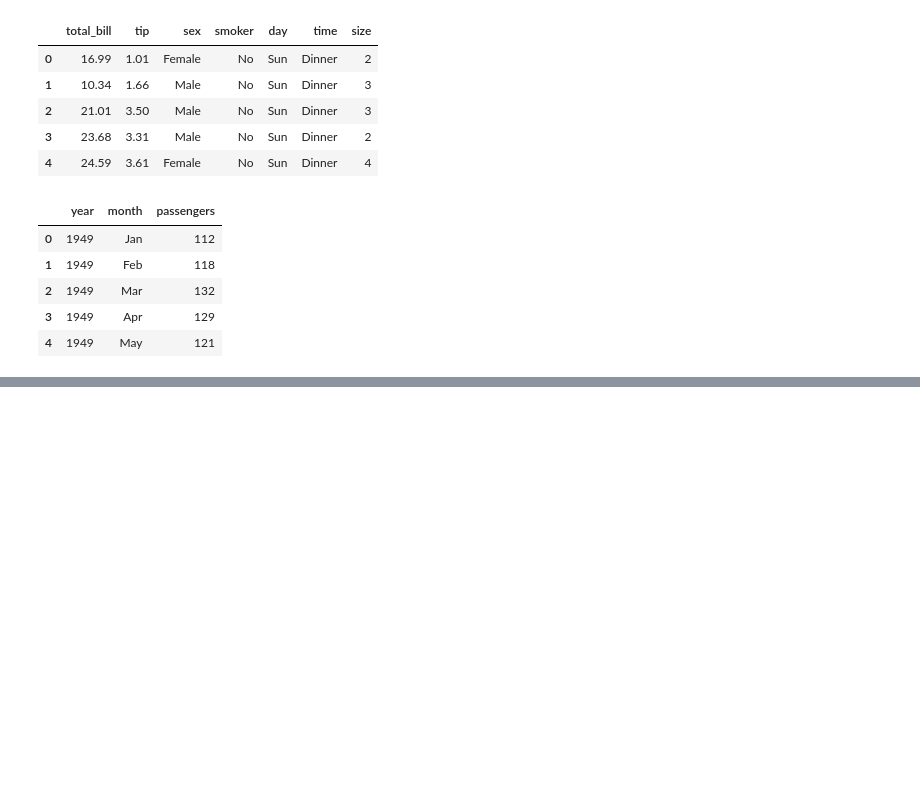
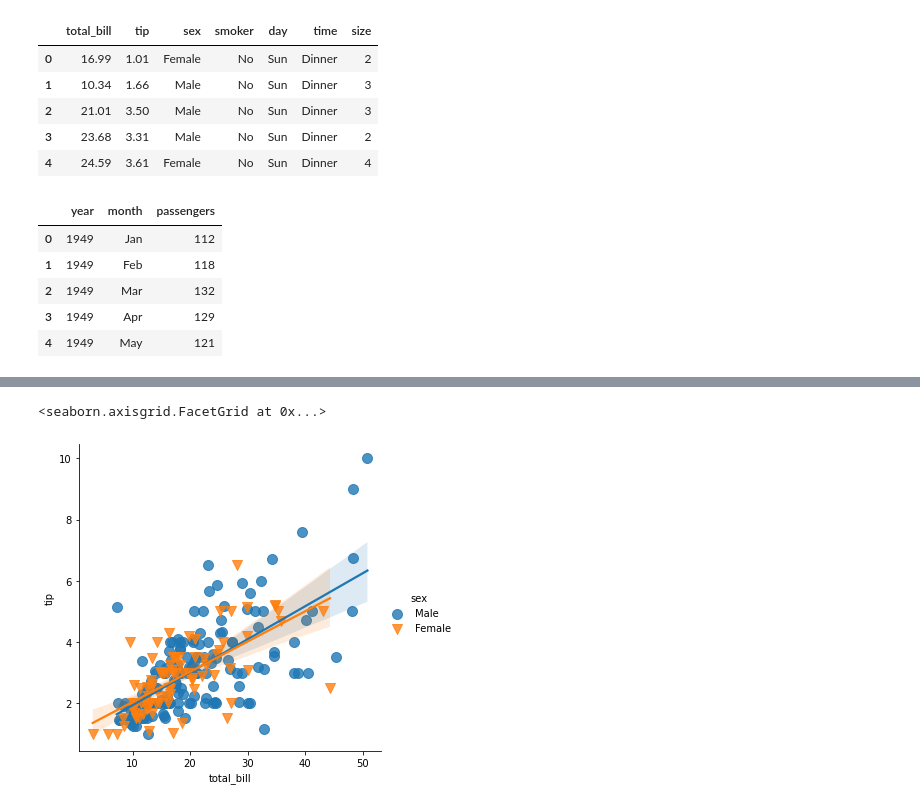
Before and after one commit to FatemeZahraFeyzi/Python-Data-Science, a Jupyter notebook: matplotlib/Seaborn.ipynb, the cells around one changed output, grey strips where cells are left out. Saved outputs shown, nothing was run; the diff lists cells and outputs as text; code cells hidden in the pictures; blank space fills up the shorter version.

```diff
--- a/matplotlib/Seaborn.ipynb
+++ b/matplotlib/Seaborn.ipynb
@@ -400,0 +428,9 @@ g.map(sns.scatterplot,'total_bill','tip')
+# %%
+# you can also add markers
+# lmplot is the call of matplotlit in seaborn and pass costomization to it
+# if you want to affect matplotlib directly from seaborn use scatter_plot and add parameter
+sns.lmplot(x='total_bill',y='tip',data=tips,hue='sex',markers=['o','v'],
+           scatter_kws={'s':100})
+# %% [output]
+<seaborn.axisgrid.FacetGrid at 0x...>
+[figure, added]
```
Also changed, not shown: parts of 62 cells of this notebook.
